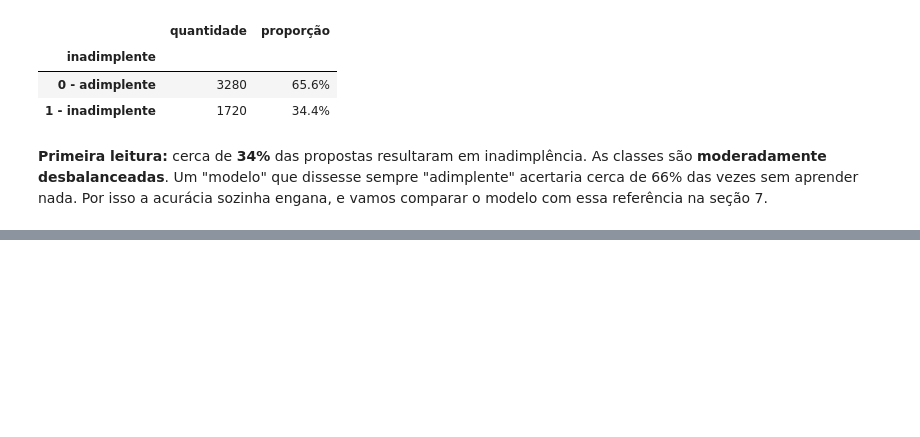
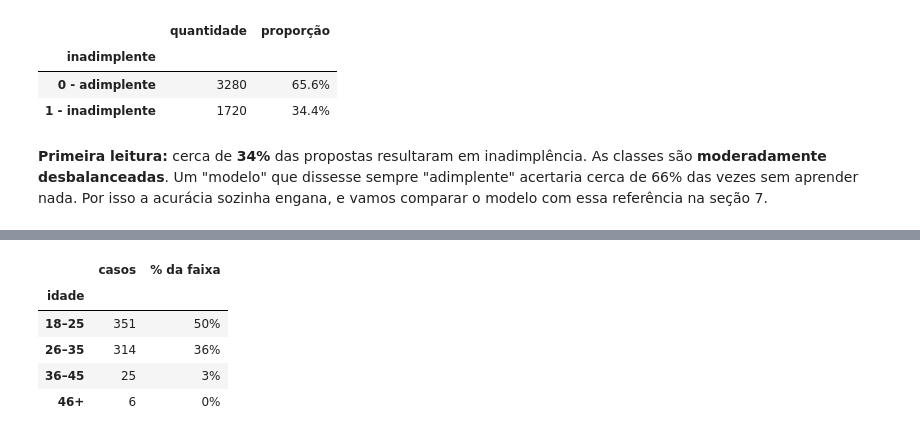
Before and after one commit to alexlourenc/CredAIR-Alex, a Jupyter notebook: notebooks/analise_credito.ipynb, the cells around one changed output, grey strips where cells are left out. Saved outputs shown, nothing was run; the diff lists cells and outputs as text; code cells hidden in the pictures; blank space fills up the shorter version.

```diff
--- a/notebooks/analise_credito.ipynb
+++ b/notebooks/analise_credito.ipynb
@@ -123,0 +213,14 @@ pd.DataFrame({
+# %%
+idade_valida = bronze["idade"].between(18, 100)
+
+regras = {
+    "idade fora de 18–100 anos": ~idade_valida,
+    "tempo de emprego ≥ idade": bronze["tempo_emprego_anos"] >= bronze["idade"],
+    "começou a trabalhar antes dos 14 anos (idade válida)":
+        idade_valida & (bronze["tempo_emprego_anos"] > bronze["idade"] - 14),
+    "renda mensal < R$ 600": bronze["renda_mensal"] < 600,
+    "score fora de 0–1000": ~bronze["score_credito"].between(0, 1000),
+    "valor solicitado ≤ 0": bronze["valor_solicitado"] <= 0,
+    "dívidas ativas < 0": bronze["dividas_ativas"] < 0,
+}
+pd.DataFrame({"registros": {k: int(v.sum()) for k, v in regras.items()}})
@@ -123,0 +251,15 @@ pd.DataFrame({
+# %%
+# Onde estão os casos de "começou a trabalhar antes dos 14 anos"?
+inconsistente = regras["começou a trabalhar antes dos 14 anos (idade válida)"]
+faixa = pd.cut(bronze["idade"], [17, 25, 35, 45, 100], labels=["18–25", "26–35", "36–45", "46+"])
+pd.DataFrame({
+    "casos": inconsistente.groupby(faixa, observed=True).sum(),
+    "% da faixa": inconsistente.groupby(faixa, observed=True).mean().map("{:.0%}".format),
+})
+# %% [output]
+|  | casos | % da faixa |
+| idade |  |  |
+| 18–25 | 351 | 50% |
+| 26–35 | 314 | 36% |
+| 36–45 | 25 | 3% |
+| 46+ | 6 | 0% |
```
Also changed, not shown: parts of 12 cells of this notebook.
